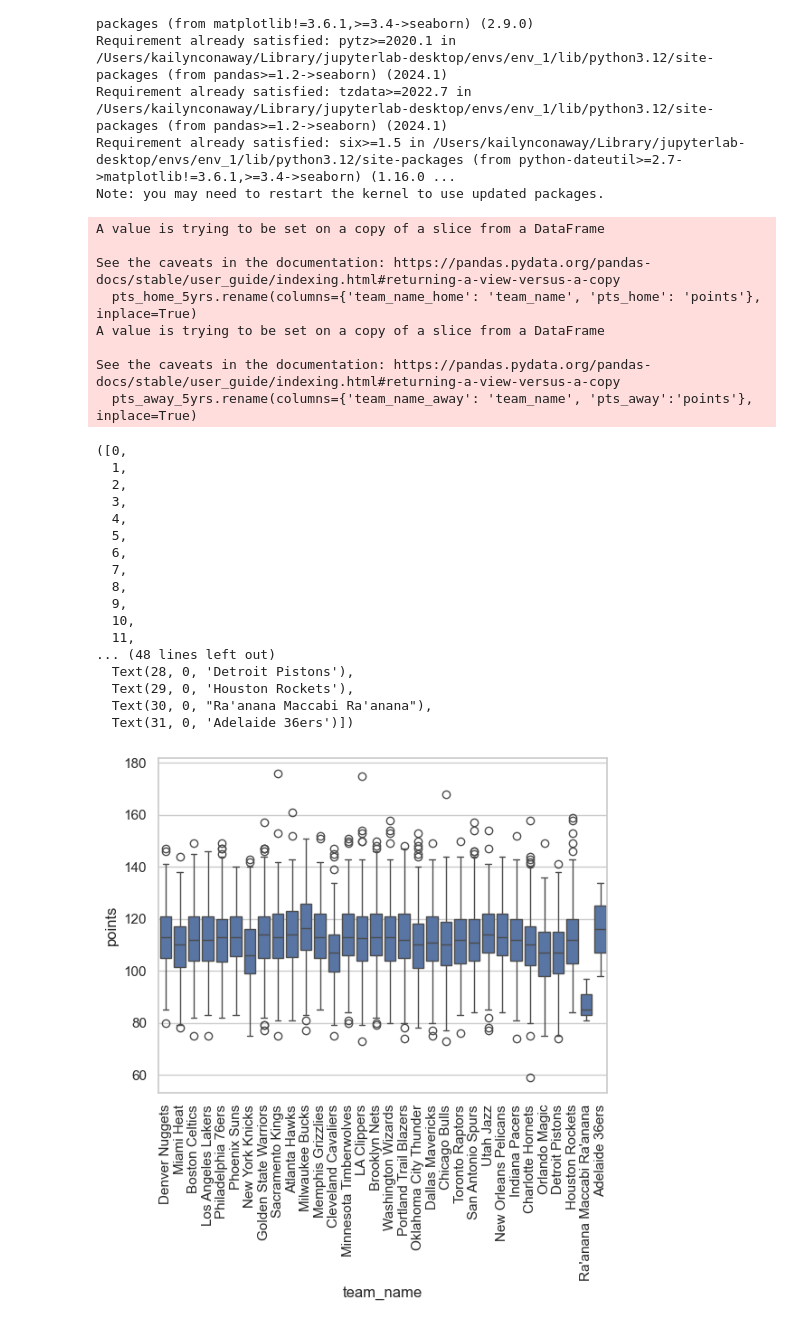
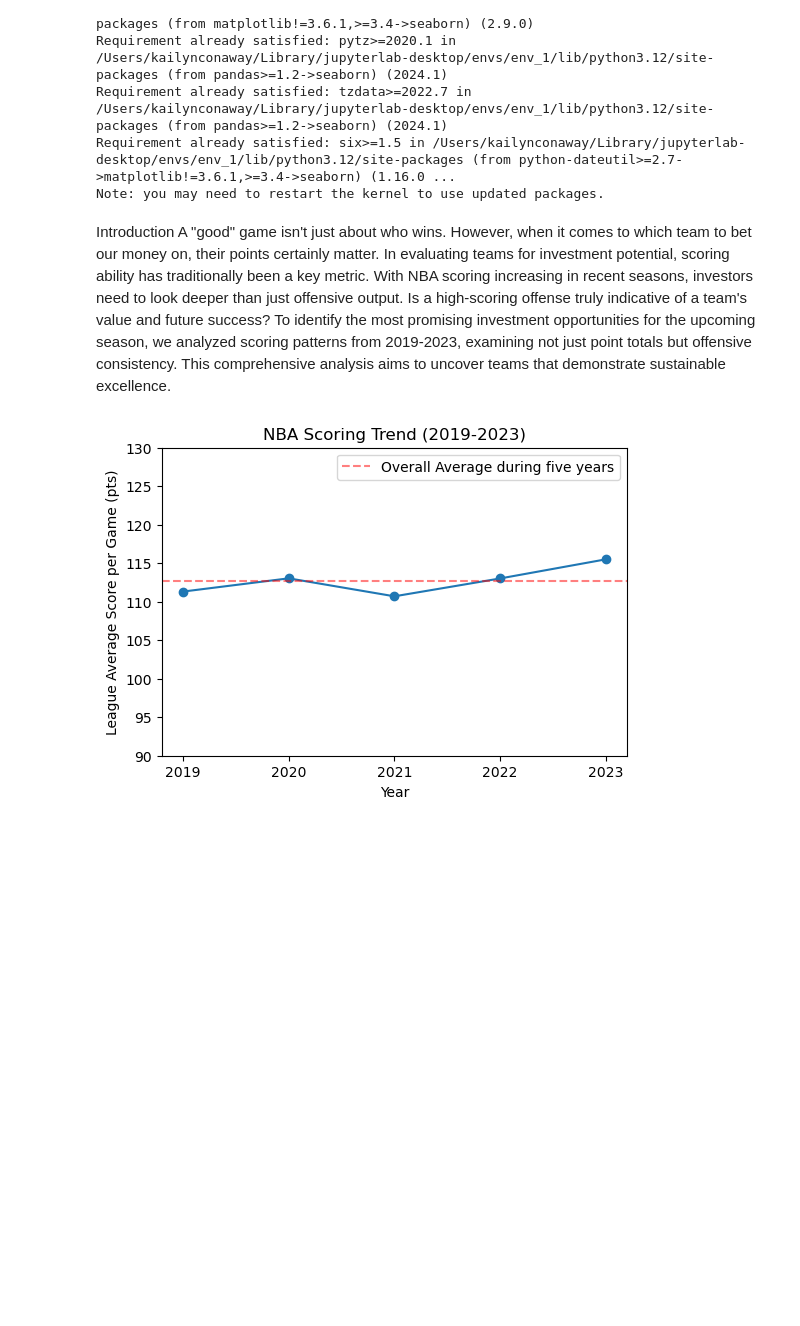
Before and after one commit to thezachdrake/UMD-INST627-Fall2024, a Jupyter notebook: Untitled.ipynb, the cells around one changed output. Cells and saved outputs as stored; diff of their text form; code cells hidden in the pictures; blank space fills up the shorter version.

Commit message:
Online_Issue7_Final
Final submission for Issue 7 for the online group.

```diff
--- a/Untitled.ipynb
+++ b/Untitled.ipynb
@@ -122,40 +118,27 @@ Requirement already satisfied: pytz>=2020.1 in /Users/kailynconaway/Library/jupy
 Requirement already satisfied: tzdata>=2022.7 in /Users/kailynconaway/Library/jupyterlab-desktop/envs/env_1/lib/python3.12/site-packages (from pandas>=1.2->seaborn) (2024.1)
 Requirement already satisfied: six>=1.5 in /Users/kailynconaway/Library/jupyterlab-desktop/envs/env_1/lib/python3.12/site-packages (from python-dateutil>=2.7->matplotlib!=3.6.1,>=3.4->seaborn) (1.16.0 ...
 Note: you may need to restart the kernel to use updated packages.
+# %% [markdown]
+Introduction
+A "good" game isn't just about who wins. However, when it comes to which team to bet our money on, their points certainly matter. In evaluating teams for investment potential, scoring ability has traditionally been a key metric. With NBA scoring increasing in recent seasons, investors need to look deeper than just offensive output. Is a high-scoring offense truly indicative of a team's value and future success? To identify the most promising investment opportunities for the upcoming season, we analyzed scoring patterns from 2019-2023, examining not just point totals but offensive consistency. This comprehensive analysis aims to uncover teams that demonstrate sustainable excellence.
 # %%
 import seaborn as sns
-pts_home_5yrs = games_recent_5yrs[['team_name_home', 'pts_home']]
-pts_away_5yrs = games_recent_5yrs[['team_name_away', 'pts_away']]
-pts_home_5yrs.rename(columns={'team_name_home': 'team_name', 'pts_home': 'points'}, inplace=True)
-pts_away_5yrs.rename(columns={'team_name_away': 'team_name', 'pts_away':'points'}, inplace=True)
-points_combined = pd.concat([pts_home_5yrs, pts_away_5yrs])
-sns.set(style='whitegrid')
-sns.boxplot(x='team_name', y='points', data=points_combined)
-plt.xticks(rotation=90)
+import matplotlib.pyplot as plt
+regular_games = games_recent_5yrs[games_recent_5yrs['season_type']=='Regular Season']
+games_recent_5yrs['game_year'] = pd.to_datetime(games_recent_5yrs['game_date']).dt.year
+plt.figure(figsize=(6,4))
+yearly_avg = regular_games.groupby('game_year').agg({
+    'pts_home' : 'mean', 'pts_away' : 'mean'}).reset_index()
+yearly_avg['points'] = (yearly_avg['pts_home'] + yearly_avg['pts_away'])/2
+yearly_avg['game_year'] = yearly_avg['game_year'].astype(int)
+plt.plot(yearly_avg['game_year'], yearly_avg['points'], marker='o')
+plt.axhline(y=yearly_avg['points'].mean(), color='r', linestyle='--', alpha=0.5, label='Overall Average during five years')
+plt.xticks(yearly_avg['game_year'])
+plt.ylim(90,130)
+plt.title('NBA Scoring Trend (2019-2023)')
+plt.xlabel('Year')
+plt.ylabel('League Average Score per Game (pts)')
+plt.legend()
+plt.show()
 # %% [output]
-A value is trying to be set on a copy of a slice from a DataFrame
-
-See the caveats in the documentation: https://pandas.pydata.org/pandas-docs/stable/user_guide/indexing.html#returning-a-view-versus-a-copy
-  pts_home_5yrs.rename(columns={'team_name_home': 'team_name', 'pts_home': 'points'}, inplace=True)
-A value is trying to be set on a copy of a slice from a DataFrame
-
-See the caveats in the documentation: https://pandas.pydata.org/pandas-docs/stable/user_guide/indexing.html#returning-a-view-versus-a-copy
-  pts_away_5yrs.rename(columns={'team_name_away': 'team_name', 'pts_away':'points'}, inplace=True)
-([0,
-  1,
-  2,
-  3,
-  4,
-  5,
-  6,
-  7,
-  8,
-  9,
-  10,
-  11,
-... (48 lines left out)
-  Text(28, 0, 'Detroit Pistons'),
-  Text(29, 0, 'Houston Rockets'),
-  Text(30, 0, "Ra'anana Maccabi Ra'anana"),
-  Text(31, 0, 'Adelaide 36ers')])
-[figure, old version]
+[figure, new version]
```
Also changed, not shown: parts of 73 cells of this notebook.
